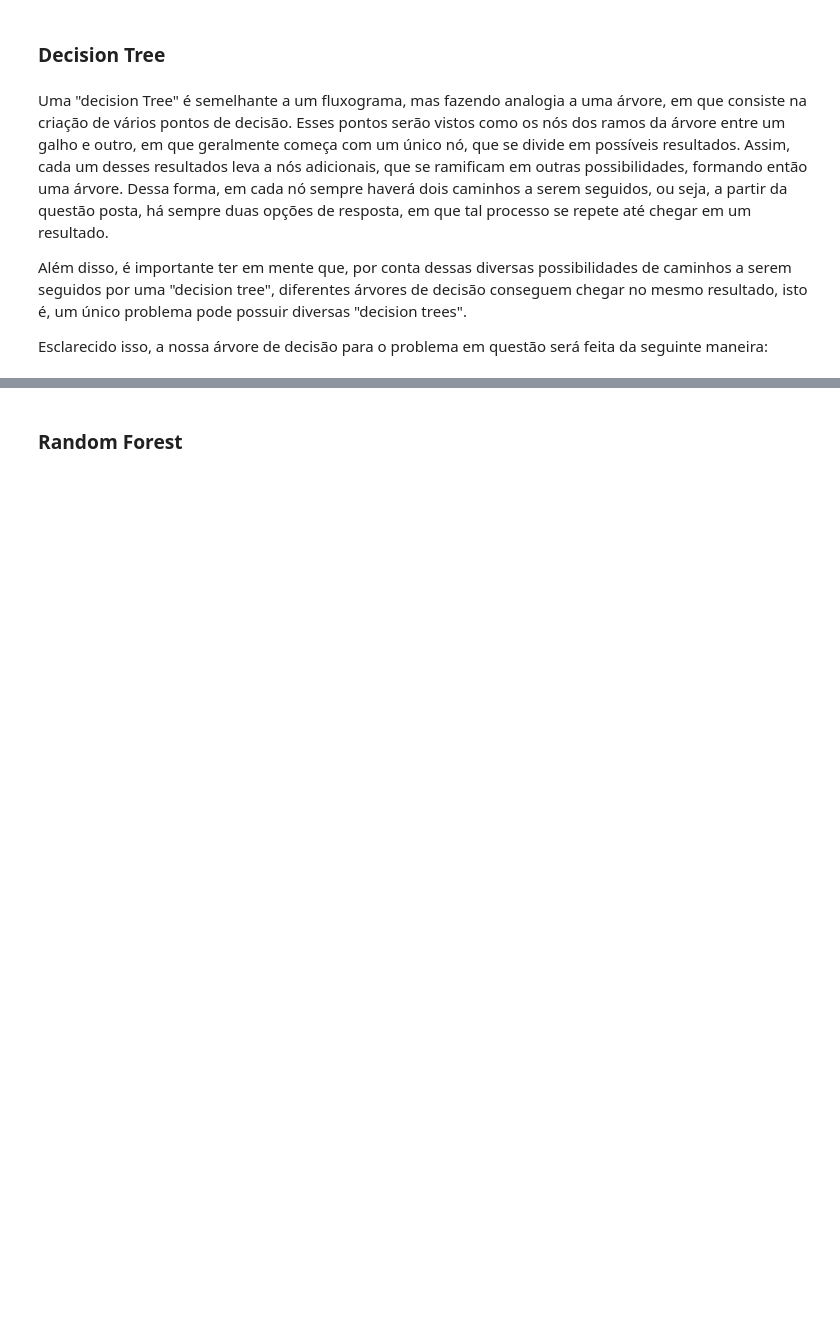
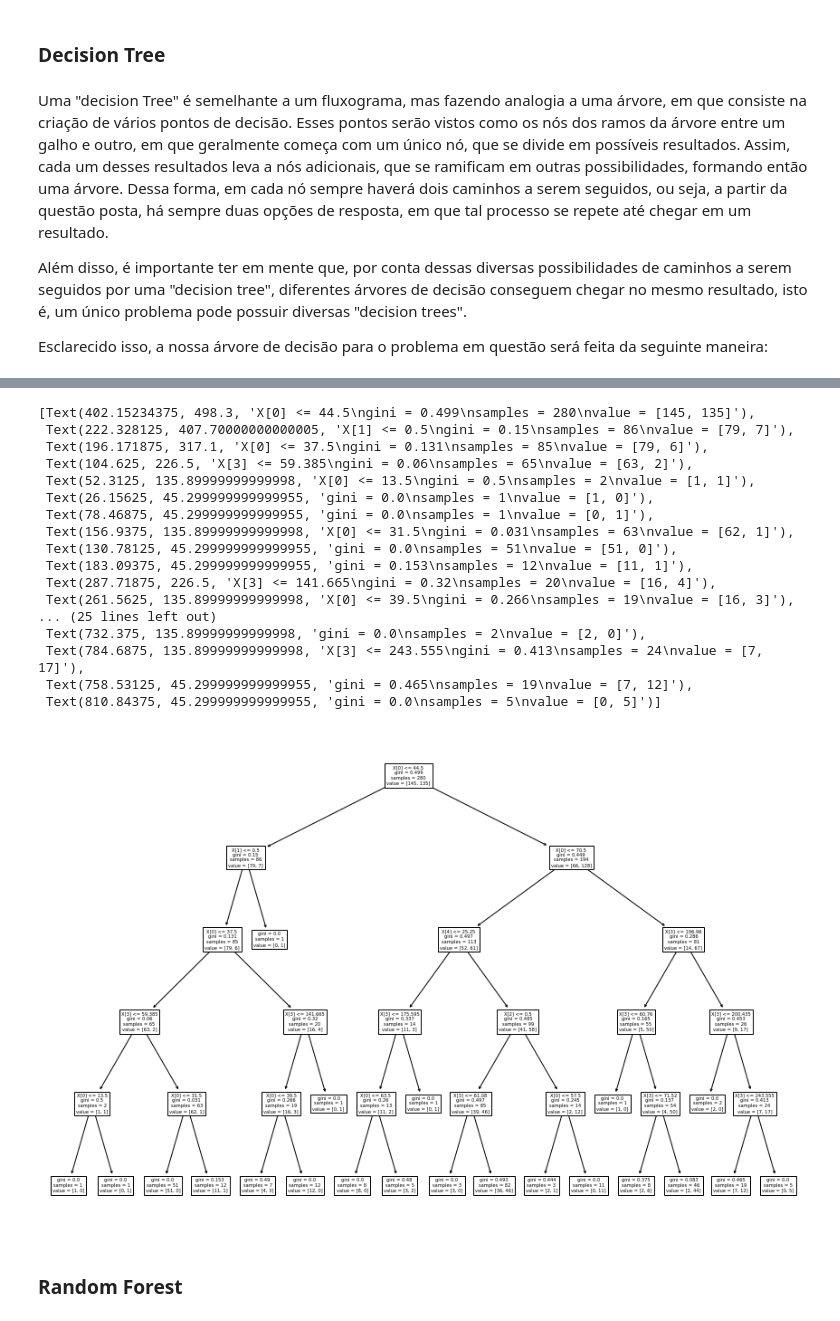
Before and after one commit to jgabrielsb-sb/Projeto_DeLucca, a Jupyter notebook: relatório.ipynb, the cells around one changed output, grey strips where cells are left out. Saved outputs shown, nothing was run; the diff lists cells and outputs as text; code cells hidden in the pictures; blank space fills up the shorter version.

```diff
--- a/relatório.ipynb
+++ b/relatório.ipynb
@@ -380,11 +409,11 @@ dados.head()
 # %%
-features=['age','hypertension','avg_glucose_level','bmi','heart_disease']
-X=dados[features]
-y=dados.stroke
+features=['age','hypertension', 'heart_disease','avg_glucose_level','bmi']
+X=dados_juntos_210[features]
+y=dados_juntos_210.stroke
 # %%
-X_train, X_test, y_train, y_test = train_test_split(X, y, test_size=0.3, random_state=1)
+X_train, X_test, y_train, y_test = train_test_split(X, y, test_size=0.33, random_state=42)
 # %%
-clf=DecisionTreeClassifier()
+clf=DecisionTreeClassifier(max_depth=5)
 clf=clf.fit(X_train, y_train)
 y_pred=clf.predict(X_test)
 # %%
@@ -395,3 +424,25 @@ Acurácia de: 92.12491513917176%
+# %%
+plt.figure(figsize=(15,10))
+plot_tree(clf)
+# %% [output]
+[Text(402.15234375, 498.3, 'X[0] <= 44.5\ngini = 0.499\nsamples = 280\nvalue = [145, 135]'),
+ Text(222.328125, 407.70000000000005, 'X[1] <= 0.5\ngini = 0.15\nsamples = 86\nvalue = [79, 7]'),
+ Text(196.171875, 317.1, 'X[0] <= 37.5\ngini = 0.131\nsamples = 85\nvalue = [79, 6]'),
+ Text(104.625, 226.5, 'X[3] <= 59.385\ngini = 0.06\nsamples = 65\nvalue = [63, 2]'),
+ Text(52.3125, 135.89999999999998, 'X[0] <= 13.5\ngini = 0.5\nsamples = 2\nvalue = [1, 1]'),
+ Text(26.15625, 45.299999999999955, 'gini = 0.0\nsamples = 1\nvalue = [1, 0]'),
+ Text(78.46875, 45.299999999999955, 'gini = 0.0\nsamples = 1\nvalue = [0, 1]'),
+ Text(156.9375, 135.89999999999998, 'X[0] <= 31.5\ngini = 0.031\nsamples = 63\nvalue = [62, 1]'),
+ Text(130.78125, 45.299999999999955, 'gini = 0.0\nsamples = 51\nvalue = [51, 0]'),
+ Text(183.09375, 45.299999999999955, 'gini = 0.153\nsamples = 12\nvalue = [11, 1]'),
+ Text(287.71875, 226.5, 'X[3] <= 141.665\ngini = 0.32\nsamples = 20\nvalue = [16, 4]'),
+ Text(261.5625, 135.89999999999998, 'X[0] <= 39.5\ngini = 0.266\nsamples = 19\nvalue = [16, 3]'),
+... (25 lines left out)
+ Text(732.375, 135.89999999999998, 'gini = 0.0\nsamples = 2\nvalue = [2, 0]'),
+ Text(784.6875, 135.89999999999998, 'X[3] <= 243.555\ngini = 0.413\nsamples = 24\nvalue = [7, 17]'),
+ Text(758.53125, 45.299999999999955, 'gini = 0.465\nsamples = 19\nvalue = [7, 12]'),
+ Text(810.84375, 45.299999999999955, 'gini = 0.0\nsamples = 5\nvalue = [0, 5]')]
+[figure, added]
 # %% [markdown]
 ### Random Forest
 # %% [markdown]
```
Also changed, not shown: parts of 24 cells of this notebook.
